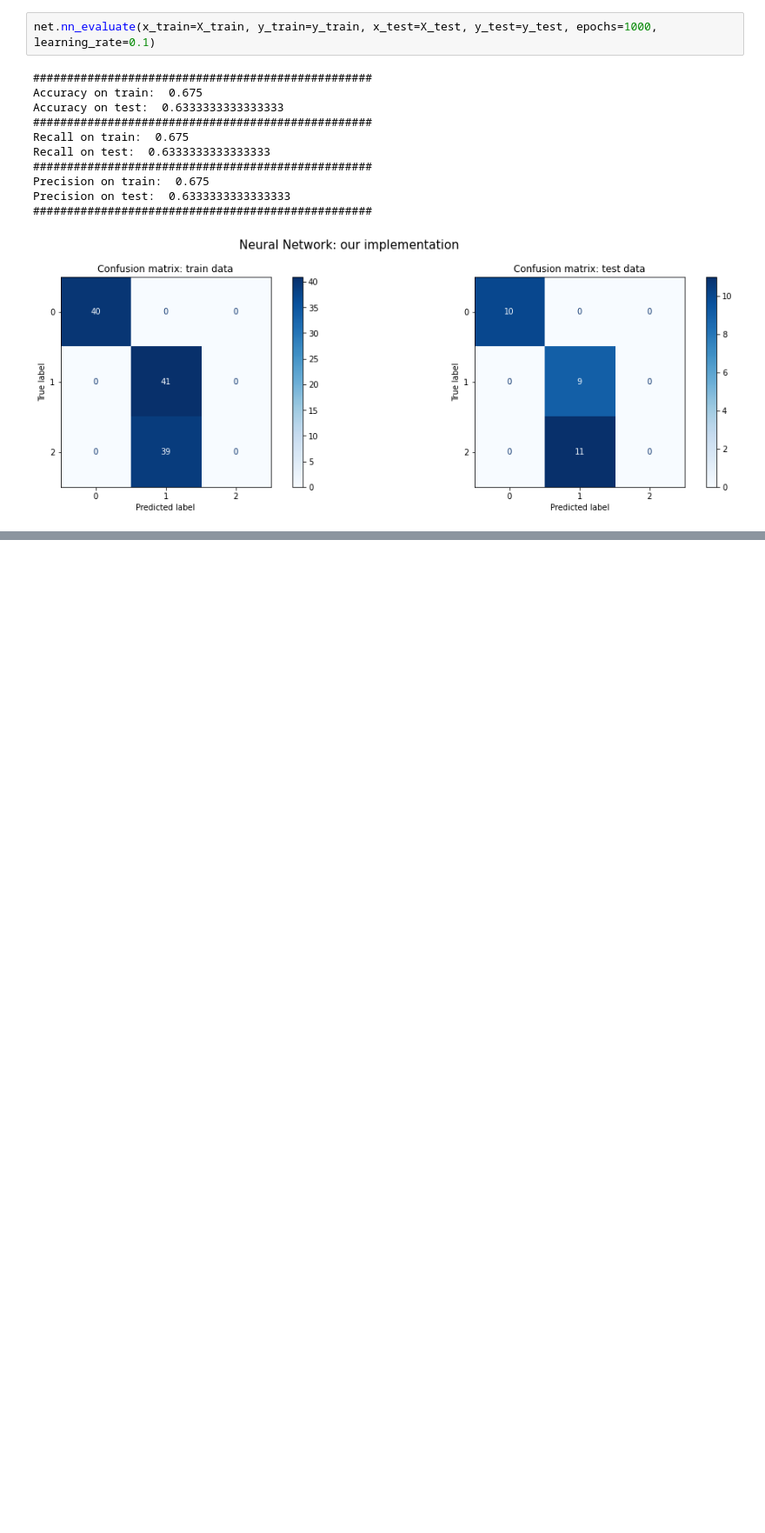
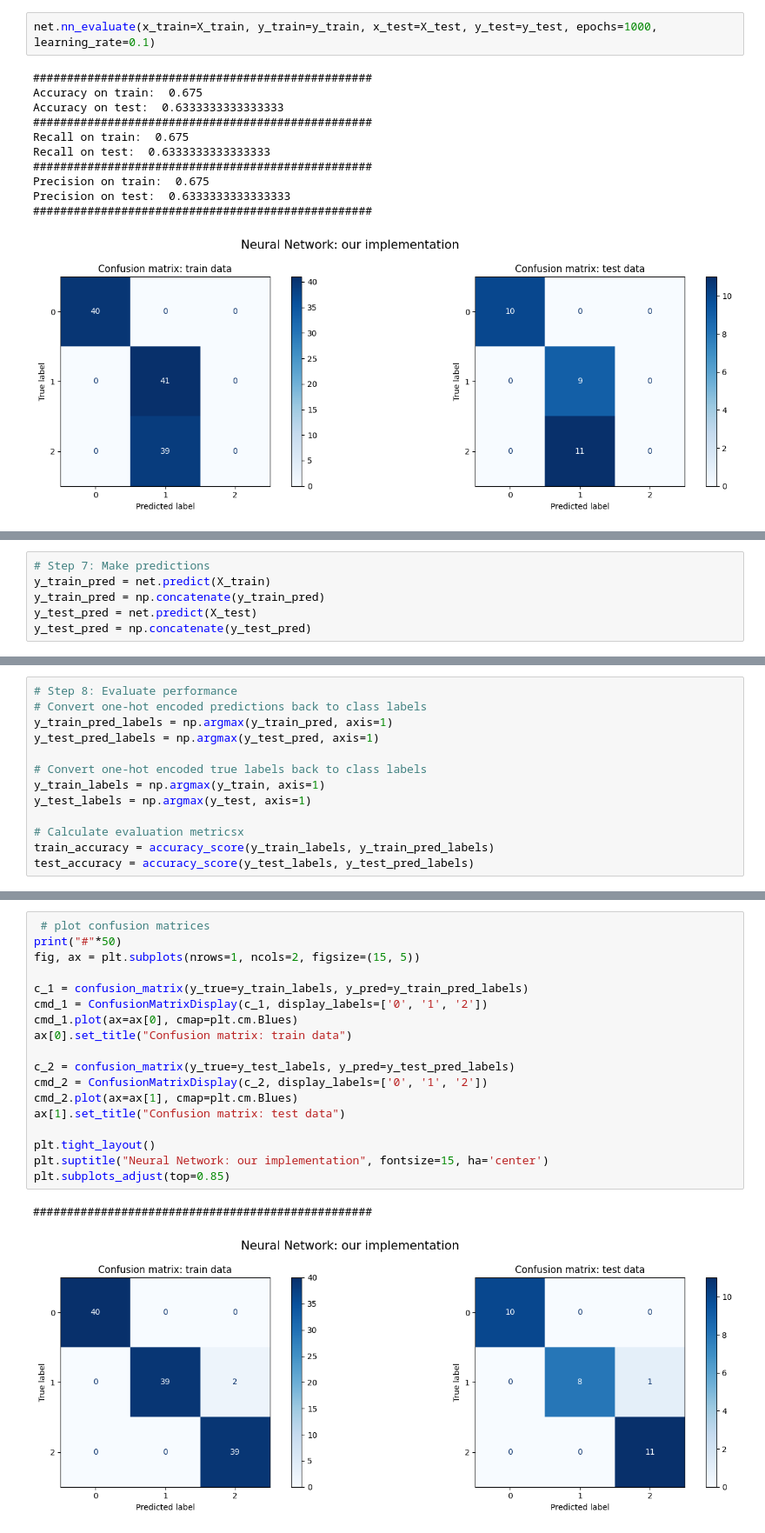
Before and after one commit to nadiaverdha/MachineLearningEx2, a Jupyter notebook: nn_from_scratch.ipynb, the cells around one changed output, grey strips where cells are left out. Shown: that part at 87% size. Cells and saved outputs as stored; diff of their text form; blank space fills up the shorter version.

```diff
--- a/nn_from_scratch.ipynb
+++ b/nn_from_scratch.ipynb
@@ -331,0 +364,6 @@ print(out)
+# %%
+# Step 7: Make predictions
+y_train_pred = net.predict(X_train)
+y_train_pred = np.concatenate(y_train_pred)
+y_test_pred = net.predict(X_test)
+y_test_pred = np.concatenate(y_test_pred)
@@ -331,0 +374,13 @@ print(out)
+# %%
+# Step 8: Evaluate performance
+# Convert one-hot encoded predictions back to class labels
+y_train_pred_labels = np.argmax(y_train_pred, axis=1)
+y_test_pred_labels = np.argmax(y_test_pred, axis=1)
+
+# Convert one-hot encoded true labels back to class labels
+y_train_labels = np.argmax(y_train, axis=1)
+y_test_labels = np.argmax(y_test, axis=1)
+
+# Calculate evaluation metricsx
+train_accuracy = accuracy_score(y_train_labels, y_train_pred_labels)
+test_accuracy = accuracy_score(y_test_labels, y_test_pred_labels)
@@ -331,0 +391,21 @@ print(out)
+# %%
+ # plot confusion matrices
+print("#"*50)
+fig, ax = plt.subplots(nrows=1, ncols=2, figsize=(15, 5))
+
+c_1 = confusion_matrix(y_true=y_train_labels, y_pred=y_train_pred_labels)
+cmd_1 = ConfusionMatrixDisplay(c_1, display_labels=['0', '1', '2'])
+cmd_1.plot(ax=ax[0], cmap=plt.cm.Blues)
+ax[0].set_title("Confusion matrix: train data")
+
+c_2 = confusion_matrix(y_true=y_test_labels, y_pred=y_test_pred_labels)
+cmd_2 = ConfusionMatrixDisplay(c_2, display_labels=['0', '1', '2'])
+cmd_2.plot(ax=ax[1], cmap=plt.cm.Blues)
+ax[1].set_title("Confusion matrix: test data")
+
+plt.tight_layout()
+plt.suptitle("Neural Network: our implementation", fontsize=15, ha='center')
+plt.subplots_adjust(top=0.85)
+# %% [output]
+##################################################
+[figure, added]
```
Also changed, not shown: parts of 16 cells of this notebook.
